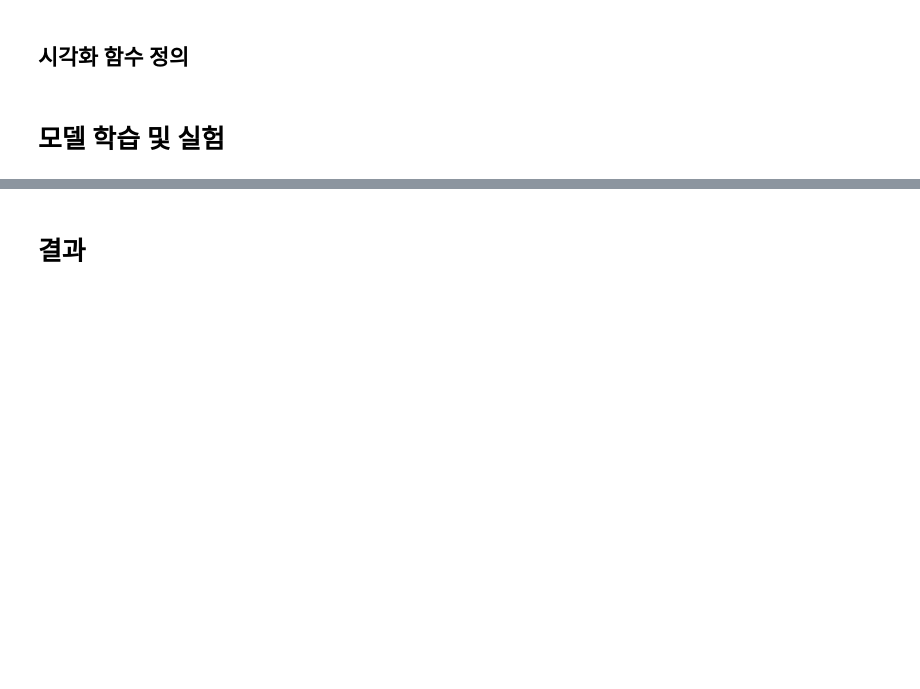
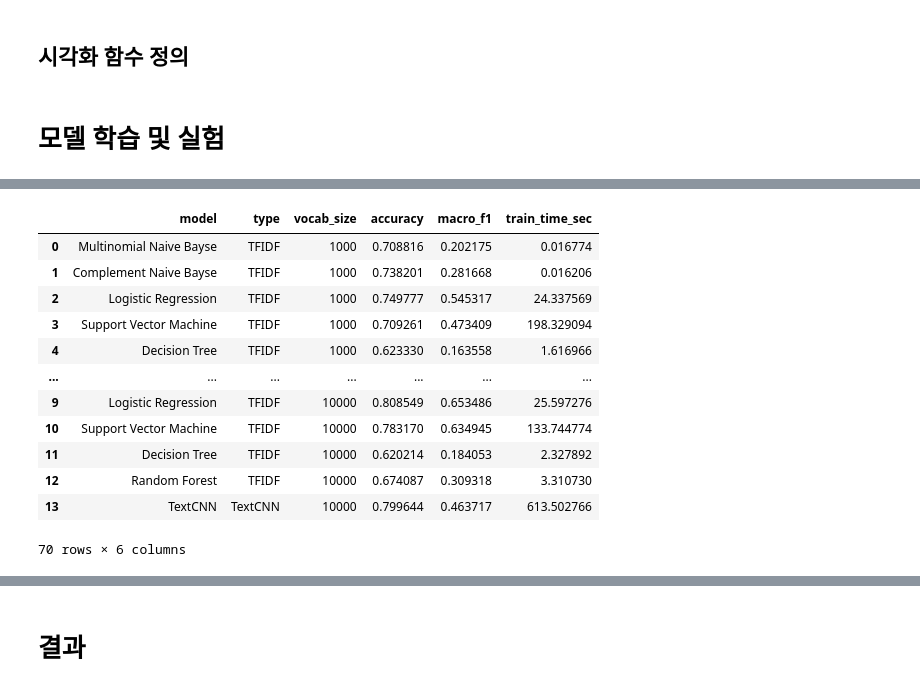
Before and after one commit to ZN-Sellena2000/AIFFEL_quest_rs, a Jupyter notebook: Going Deeper/Quest02/vectorization_project.ipynb, the cells around one changed output, grey strips where cells are left out. Saved outputs shown, nothing was run; the diff lists cells and outputs as text; code cells hidden in the pictures; blank space fills up the shorter version.

```diff
--- a/Going Deeper/Quest02/vectorization_project.ipynb
+++ b/Going Deeper/Quest02/vectorization_project.ipynb
@@ -968,0 +1636,17 @@ Macro F1-score: 0.30931816900485903
+# %%
+results_df = pd.concat([df1, df2, df3, df4, df5])
+results_df
+# %% [output]
+|  | model | type | vocab_size | accuracy | macro_f1 | train_time_sec |
+| 0 | Multinomial Naive Bayse | TFIDF | 1000 | 0.708816 | 0.202175 | 0.016774 |
+| 1 | Complement Naive Bayse | TFIDF | 1000 | 0.738201 | 0.281668 | 0.016206 |
+| 2 | Logistic Regression | TFIDF | 1000 | 0.749777 | 0.545317 | 24.337569 |
+| 3 | Support Vector Machine | TFIDF | 1000 | 0.709261 | 0.473409 | 198.329094 |
+| 4 | Decision Tree | TFIDF | 1000 | 0.623330 | 0.163558 | 1.616966 |
+| ... | ... | ... | ... | ... | ... | ... |
+| 9 | Logistic Regression | TFIDF | 10000 | 0.808549 | 0.653486 | 25.597276 |
+| 10 | Support Vector Machine | TFIDF | 10000 | 0.783170 | 0.634945 | 133.744774 |
+| 11 | Decision Tree | TFIDF | 10000 | 0.620214 | 0.184053 | 2.327892 |
+| 12 | Random Forest | TFIDF | 10000 | 0.674087 | 0.309318 | 3.310730 |
+| 13 | TextCNN | TextCNN | 10000 | 0.799644 | 0.463717 | 613.502766 |
+70 rows × 6 columns
```
Also changed, not shown: parts of 29 cells of this notebook, 1 other file.
